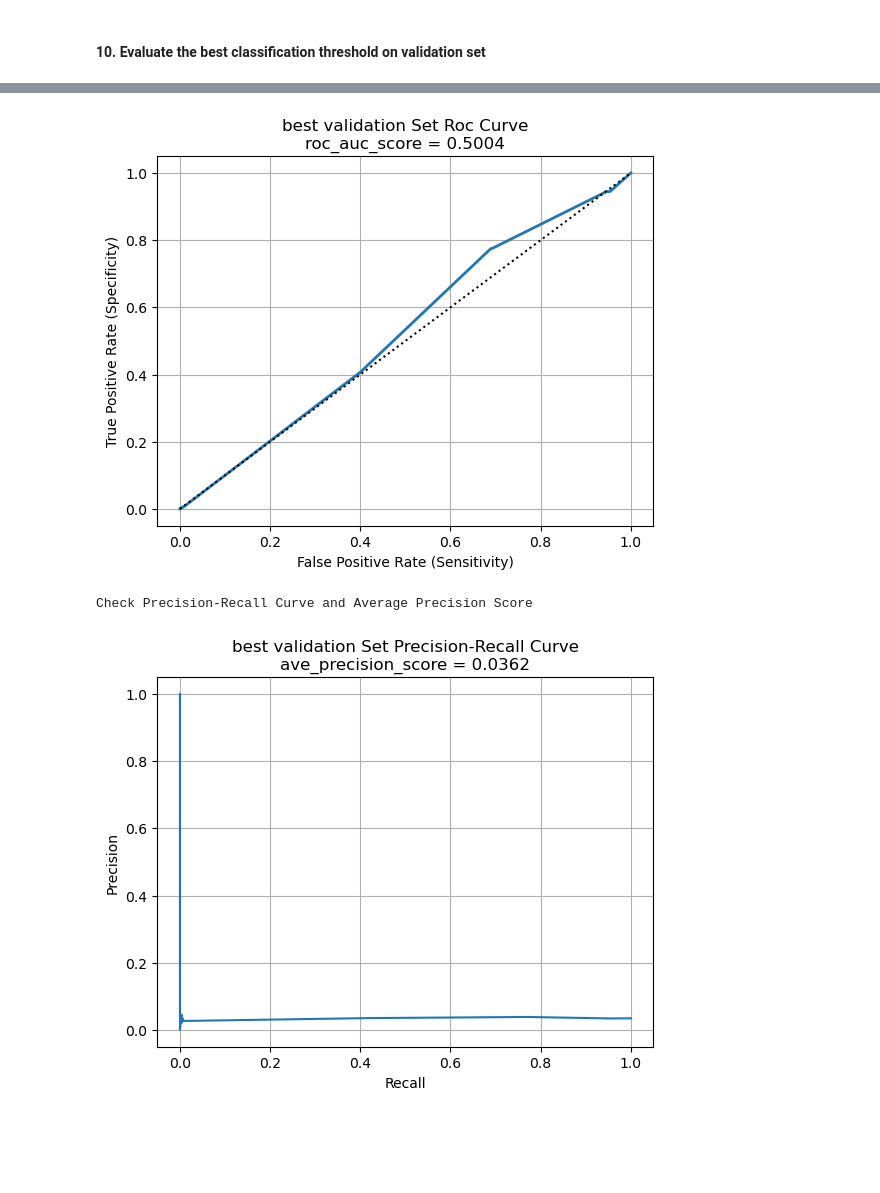
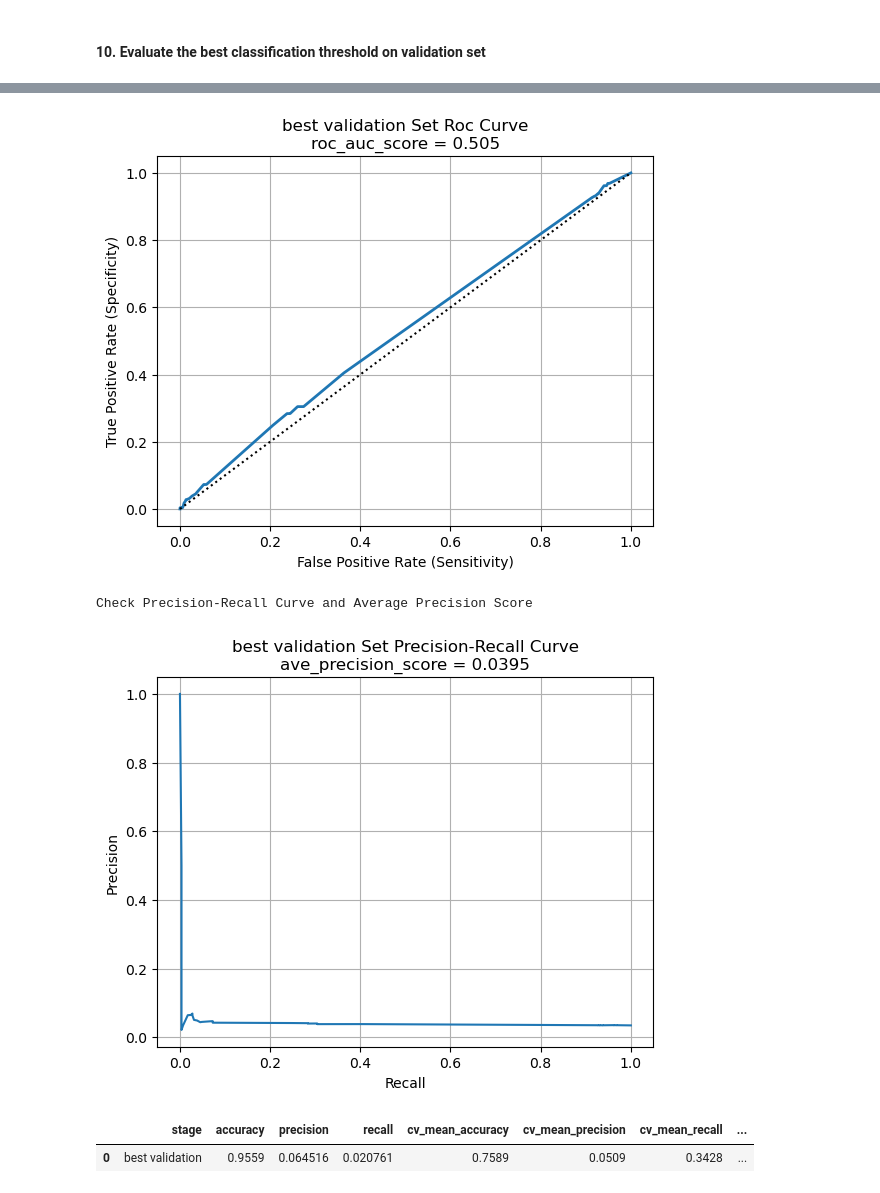
Before and after one commit to LiyangSong/Advertisement-CTR-Prediction, a Jupyter notebook: jupyter/model_ft_dt.ipynb, the cells around one changed output, grey strips where cells are left out. Drawn from its saved outputs; the diff is of its cells as text; code cells hidden in the pictures; blank space fills up the shorter version.

```diff
--- a/jupyter/model_ft_dt.ipynb
+++ b/jupyter/model_ft_dt.ipynb
@@ -24,15 +25,29 @@ TARGET_TYPE = "binary"
 
 ESTIMATOR_NAME = "DecisionTreeClassifier"
 
-SAMPLE_SIZE = 0.05
+SAMPLE_SIZE = 0.05 # set a small number for development, set 1.0 for formal train
 SAMPLE_RANDOM_STATE = 24
 TARGET_ENCODING_RANDOM_STATE = 42
 MODEL_RANDOM_STATE = 42
 PERMUTATION_IMPORTANCE_RANDOM_STATE = 0
 
-ATTRS_TO_DROP = ['uid', 'app_score', 'his_on_shelf_time', 'task_id', 'spread_app_id', 'tags', 'dev_id']
+ATTRS_TO_DROP = ['dev_id',
+ 'up_life_duration',
+ 'inter_type_cd',
+ 'app_score',
+ 'uid',
+ 'city_rank',
+ 'tags',
+ 'task_id',
+ 'app_first_class',
+ 'city',
+ 'emui_dev',
+ 'his_on_shelf_time',
+ 'gender',
+ 'consume_purchase',
+ 'spread_app_id']
 
-CVS_SCORING_LIST = ['accuracy', 'precision', 'recall', 'recall', 'f1']
+CVS_SCORING_LIST = ['accuracy', 'precision', 'recall', 'f1']
 PERMUTATION_SCORING_LIST = ['average_precision', 'roc_auc']
 
 DT_HYPER_PARAM_GRID = {
@@ -41,7 +56,7 @@ DT_HYPER_PARAM_GRID = {
     'estimator__criterion': ['gini', 'entropy'], # default 'gini'
     'estimator__max_depth': [10, None], # default None
     'estimator__min_samples_split': [2, 5], # default 2
-    'estimator__min_samples_leaf': [1, 2], # default 1
+    'estimator__min_samples_leaf': [1, 5], # default 1
     'estimator__max_features': ['sqrt', 'log2', None], # default None
     'estimator__splitter': ['best', 'random'], # default 'best'
 }
@@ -335,7 +356,7 @@ best_threshold = 0.78
 # %% [markdown]
 #### 10. Evaluate the best classification threshold on validation set
 # %%
-bin_class_utils.eval_class(
+eval_best_validation_results = bin_class_utils.eval_class(
     validation_cap_x_df,
     validation_y_df,
     best_model,
@@ -343,6 +364,7 @@ bin_class_utils.eval_class(
     CVS_SCORING_LIST,
     best_threshold
 )
+eval_best_validation_results
 # %% [output]
 Evaluate the trained estimator performance on best validation set
 Check accuracy score
@@ -362,5 +384,7 @@ np.std(scores, ddof=1): 0.029728065022904464
 
 Check the ROC Curve and AUC
-[figure, old version]
+[figure, new version]
 Check Precision-Recall Curve and Average Precision Score
-[figure, old version]
+[figure, new version]
+|  | stage | accuracy | precision | recall | cv_mean_accuracy | cv_mean_precision | cv_mean_recall | ... |
+| 0 | best validation | 0.9559 | 0.064516 | 0.020761 | 0.7589 | 0.0509 | 0.3428 | ... |
```
Also changed, not shown: parts of 16 cells of this notebook.
